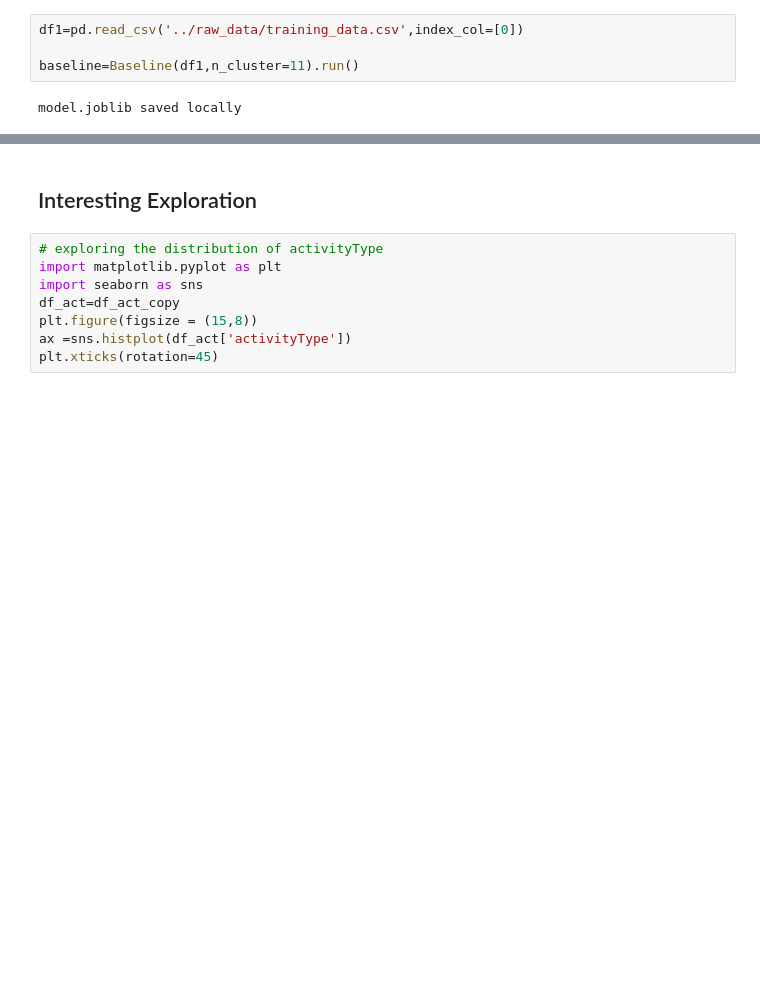
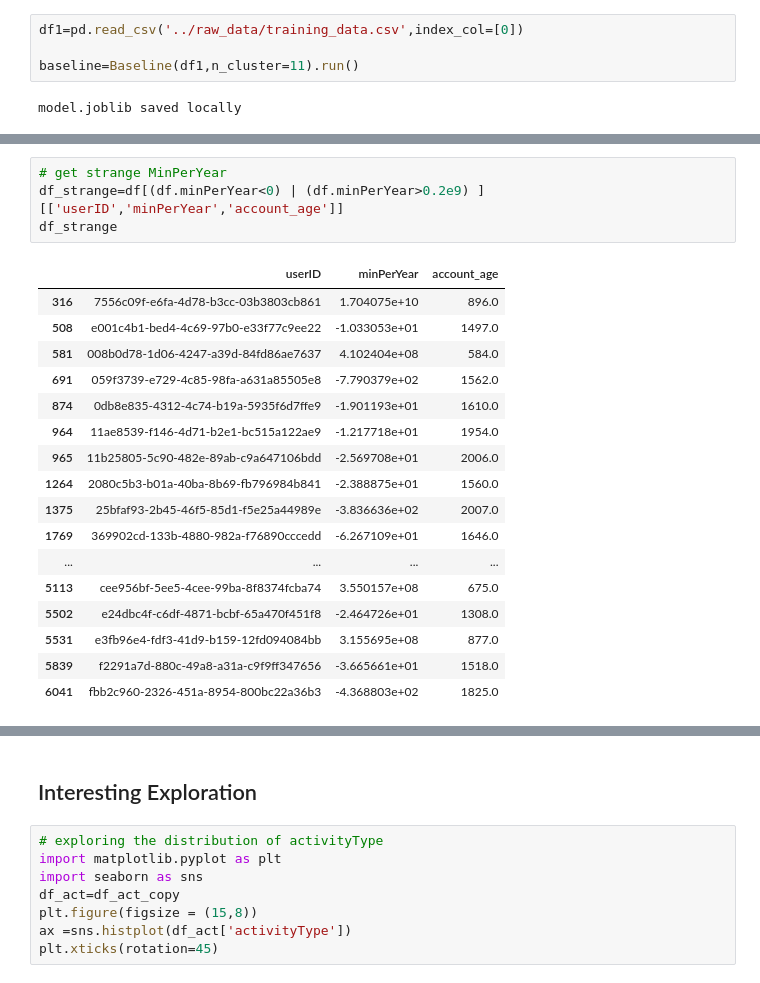
Before and after one commit to BenQuartermaine/customerclustering, a Jupyter notebook: notebooks/ran.ipynb, the cells around one changed output, grey strips where cells are left out. Cells and saved outputs as stored; diff of their text form; blank space fills up the shorter version.

```diff
--- a/notebooks/ran.ipynb
+++ b/notebooks/ran.ipynb
@@ -856,0 +886,22 @@ AttributeError: 'NoneType' object has no attribute 'pipeline'
+# %%
+# get strange MinPerYear
+df_strange=df[(df.minPerYear<0) | (df.minPerYear>0.2e9) ][['userID','minPerYear','account_age']]
+df_strange
+# %% [output]
+|  | userID | minPerYear | account_age |
+| 316 | 7556c09f-e6fa-4d78-b3cc-03b3803cb861 | 1.704075e+10 | 896.0 |
+| 508 | e001c4b1-bed4-4c69-97b0-e33f77c9ee22 | -1.033053e+01 | 1497.0 |
+| 581 | 008b0d78-1d06-4247-a39d-84fd86ae7637 | 4.102404e+08 | 584.0 |
+| 691 | 059f3739-e729-4c85-98fa-a631a85505e8 | -7.790379e+02 | 1562.0 |
+| 874 | 0db8e835-4312-4c74-b19a-5935f6d7ffe9 | -1.901193e+01 | 1610.0 |
+| 964 | 11ae8539-f146-4d71-b2e1-bc515a122ae9 | -1.217718e+01 | 1954.0 |
+| 965 | 11b25805-5c90-482e-89ab-c9a647106bdd | -2.569708e+01 | 2006.0 |
+| 1264 | 2080c5b3-b01a-40ba-8b69-fb796984b841 | -2.388875e+01 | 1560.0 |
+| 1375 | 25bfaf93-2b45-46f5-85d1-f5e25a44989e | -3.836636e+02 | 2007.0 |
+| 1769 | 369902cd-133b-4880-982a-f76890cccedd | -6.267109e+01 | 1646.0 |
+| ... | ... | ... | ... |
+| 5113 | cee956bf-5ee5-4cee-99ba-8f8374fcba74 | 3.550157e+08 | 675.0 |
+| 5502 | e24dbc4f-c6df-4871-bcbf-65a470f451f8 | -2.464726e+01 | 1308.0 |
+| 5531 | e3fb96e4-fdf3-41d9-b159-12fd094084bb | 3.155695e+08 | 877.0 |
+| 5839 | f2291a7d-880c-49a8-a31a-c9f9ff347656 | -3.665661e+01 | 1518.0 |
+| 6041 | fbb2c960-2326-451a-8954-800bc22a36b3 | -4.368803e+02 | 1825.0 |
```
Also changed, not shown: parts of 7 cells of this notebook, 1 other file.
